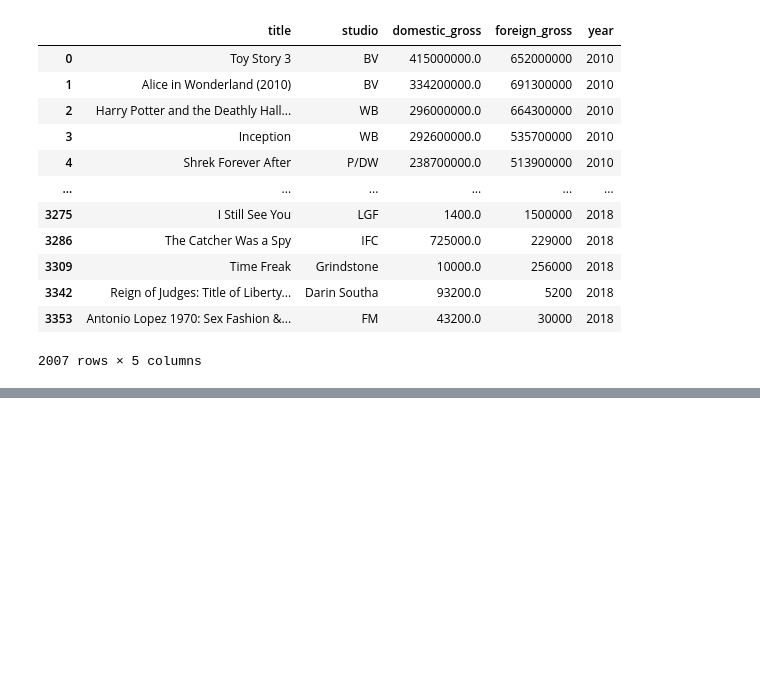
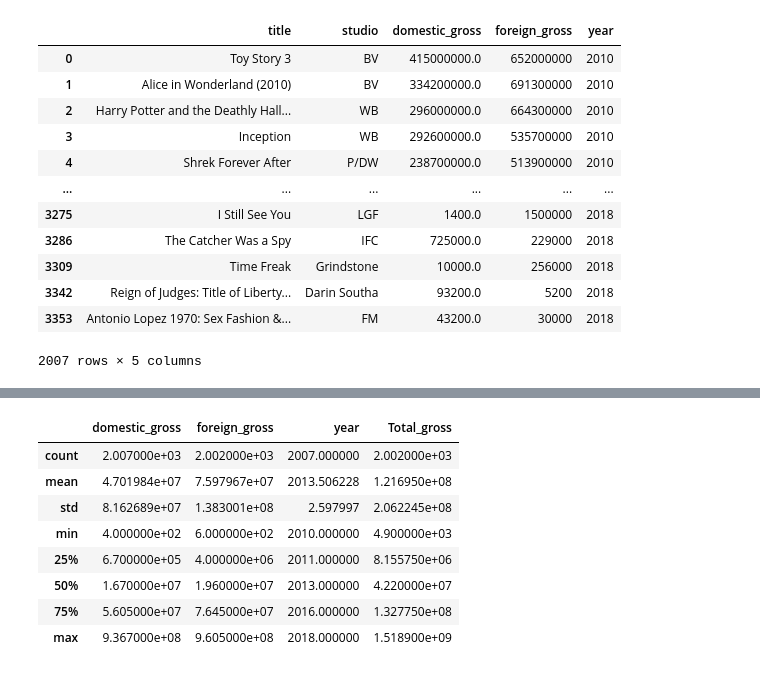
Before and after one commit to martin-ngugi/Microsoft_movie_review, a Jupyter notebook: Movie.ipynb, the cells around one changed output, grey strips where cells are left out. Saved outputs shown, nothing was run; the diff lists cells and outputs as text; code cells hidden in the pictures; blank space fills up the shorter version.

```diff
--- a/Movie.ipynb
+++ b/Movie.ipynb
@@ -100,0 +154,12 @@ bom_movie_df
+# %%
+bom_movie_df.describe()
+# %% [output]
+|  | domestic_gross | foreign_gross | year | Total_gross |
+| count | 2.007000e+03 | 2.002000e+03 | 2007.000000 | 2.002000e+03 |
+| mean | 4.701984e+07 | 7.597967e+07 | 2013.506228 | 1.216950e+08 |
+| std | 8.162689e+07 | 1.383001e+08 | 2.597997 | 2.062245e+08 |
+| min | 4.000000e+02 | 6.000000e+02 | 2010.000000 | 4.900000e+03 |
+| 25% | 6.700000e+05 | 4.000000e+06 | 2011.000000 | 8.155750e+06 |
+| 50% | 1.670000e+07 | 1.960000e+07 | 2013.000000 | 4.220000e+07 |
+| 75% | 5.605000e+07 | 7.645000e+07 | 2016.000000 | 1.327750e+08 |
+| max | 9.367000e+08 | 9.605000e+08 | 2018.000000 | 1.518900e+09 |
```
Also changed, not shown: parts of 12 cells of this notebook.
